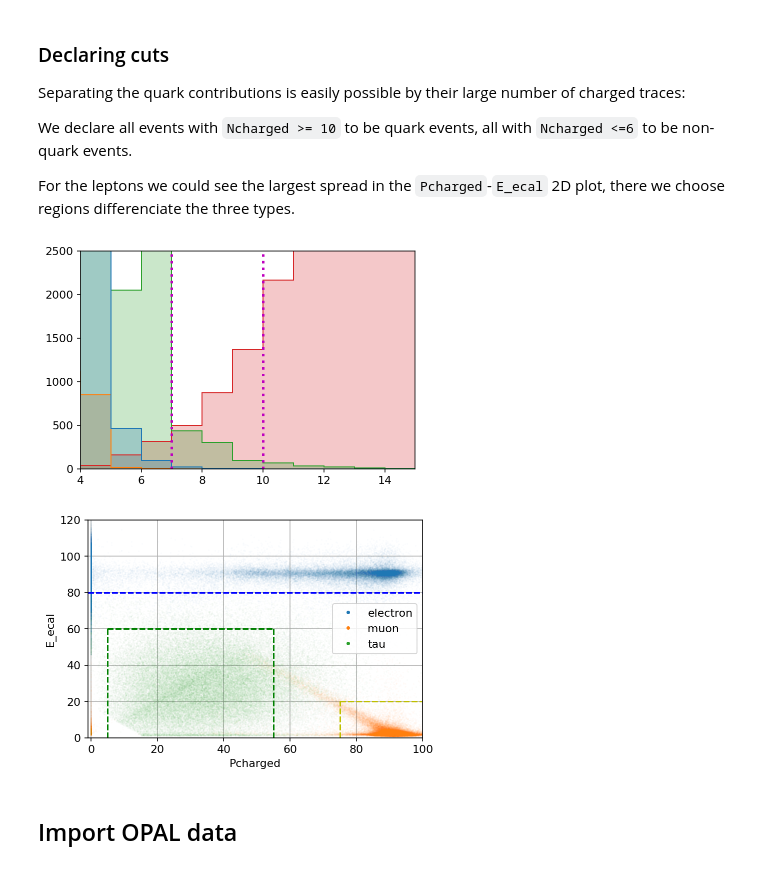
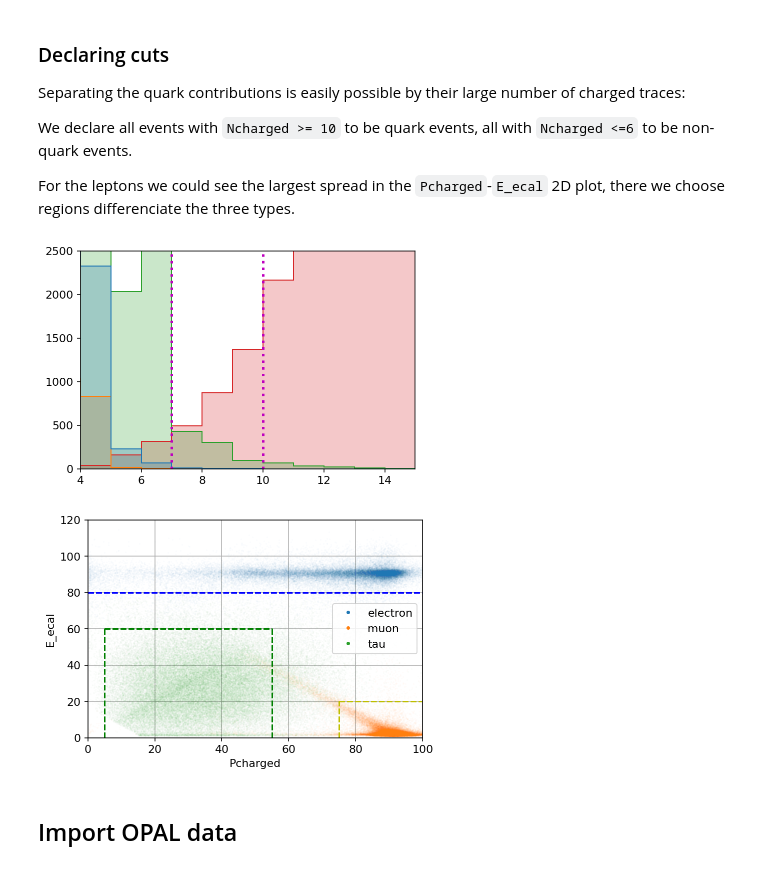
Before and after one commit to robingrether/z0-precisionmeasurement, a Jupyter notebook: z0_experiment.ipynb, the cells around one changed output. Saved outputs shown, nothing was run; the diff lists cells and outputs as text; code cells hidden in the pictures.

Commit message:
removed photon-photon contributions

```diff
--- a/z0_experiment.ipynb
+++ b/z0_experiment.ipynb
@@ -87,6 +94,12 @@ simulated_muon = ak.to_pandas(mm_branches)
 simulated_tau = ak.to_pandas(tt_branches)
 simulated_quark = ak.to_pandas(qq_branches)
 
+## Delete photon-photon entries
+simulated_electron = simulated_electron[simulated_electron['Pcharged']!=0]
+simulated_muon = simulated_muon[simulated_muon['Pcharged']!=0]
+simulated_tau = simulated_tau[simulated_tau['Pcharged']!=0]
+simulated_quark = simulated_quark[simulated_quark['Pcharged']!=0]
+
 ## Iterable array of different event types
 simulated_datasets = {'electron': simulated_electron, 'muon': simulated_muon, 'tau': simulated_tau, 'quark': simulated_quark}
 
@@ -106,7 +119,7 @@ For that, we plot histograms of all keys in the data frame except ``run`` and ``
 relevant_variables = ['Ncharged', 'Pcharged', 'E_ecal', 'E_hcal', 'cos_thru', 'cos_thet']
 
 # Show histograms for each dataset with pandas
-if False:   # set true to print all the histograms
+if True:   # set true to print all the histograms
     for particle, dataset in simulated_datasets.items():
         print(particle)
         diagram_list = dataset.hist(bins=50, column=relevant_variables)
@@ -121,7 +143,7 @@ default_colors = prop_cycle.by_key()['color']
 
 
 ## plot all combinations of interesting variables except for the angles
-if False:
+if True:
     for i in range(4):   # variable to be plotted on the x axis
         for j in range(i+1, 4):   # variable to be plotted on the y axis
 
@@ -174,43 +203,43 @@ for k, (particle, dataset) in enumerate(simulated_datasets.items()):
     if particle != 'quark':
         plt.plot(dataset['Pcharged'], dataset['E_ecal'], '.', ms=0.2, alpha=0.1)   # actual data
         plt.plot([], [], '.', color=default_colors[k], ms=5, alpha=1, label=particle)   # better visible dots for legend
-    plt.plot([-1, 100], [Emin_ele, Emin_ele], c='b', ls='--', lw=1.5)  # plot separating lines
+    plt.plot([0, 100], [Emin_ele, Emin_ele], c='b', ls='--', lw=1.5)  # plot separating lines
     plt.plot([Pmin_muons, Pmin_muons], [0, Emax_muons], c='y', ls='--', lw=1.5)  # plot separating lines
     plt.plot([Pmin_muons, 100], [Emax_muons, Emax_muons], c='y', ls='--', lw=1.5)  # plot separating lines
     plt.plot([Pmin_taus, Pmax_taus], [Emax_taus, Emax_taus], c='g', ls='--', lw=1.5)  # plot separating lines
     plt.plot([Pmin_taus, Pmin_taus], [0, Emax_taus], c='g', ls='--', lw=1.5)  # plot separating lines
     plt.plot([Pmax_taus, Pmax_taus], [0, Emax_taus], c='g', ls='--', lw=1.5)  # plot separating lines
 
 plt.xlabel('Pcharged')
 plt.ylabel('E_ecal')
 plt.grid()
 plt.legend()
-plt.xlim(-1, 100)
+plt.xlim(0, 100)
 plt.ylim(0,120)
 #plt.savefig('figures/selection_scatter.pdf')
 plt.show()
 
 
 ## define functions to produce the cutting mask on any dataset
 
 def electron_mask(dataset):
     return np.all((dataset['Ncharged'] <= Nmax_leptons, dataset['E_ecal'] >= Emin_ele), axis=0)
 
 def muon_mask(dataset):
     return np.all((dataset['Ncharged'] <= Nmax_leptons, dataset['E_ecal'] <= Emax_muons, dataset['Pcharged'] >= Pmin_muons), axis=0)
 
 def tau_mask(dataset):
     return np.all((dataset['Ncharged'] <= Nmax_leptons, dataset['E_ecal'] <= Emax_taus,
                    dataset['Pcharged'] >= Pmin_taus, dataset['Pcharged'] <= Pmax_taus), axis=0)
 
 def quark_mask(dataset):
     return dataset['Ncharged'] >= Nmin_quarks
 
 ## Iterable array of different selection types
 selection_masks = {'electron': electron_mask, 'muon': muon_mask, 'tau': tau_mask, 'quark': quark_mask}
 # %% [output]
-[figure, old version]
+[figure, new version]
-[figure, old version]
+[figure, new version]
 # %%
 ## calculate and save selection rates
 selection_rates = np.zeros((4,4))
```
Also changed, not shown: parts of 7 cells of this notebook.
